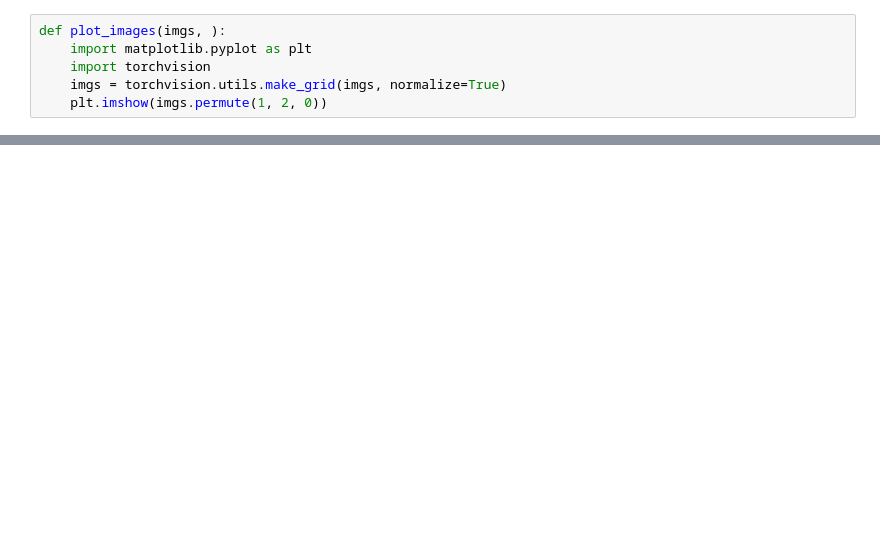
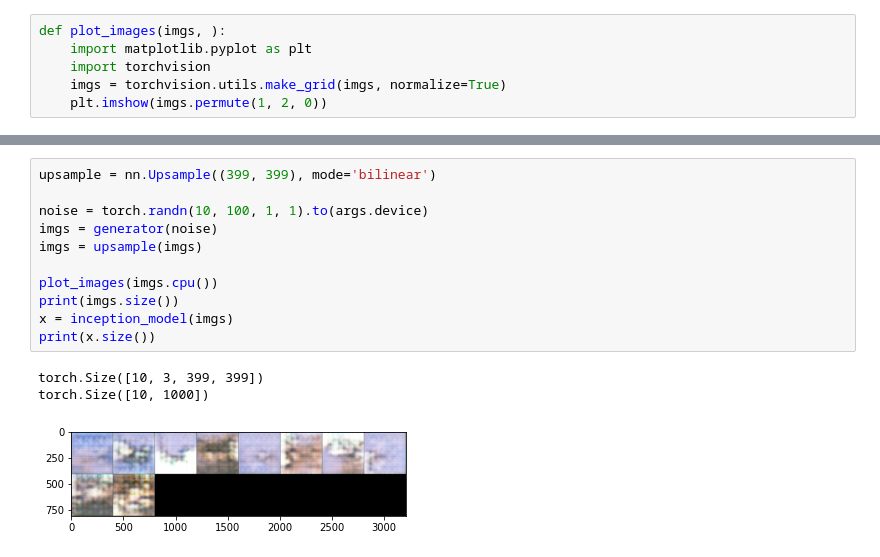
Before and after one commit to yjang43/WassersteinGAN, a Jupyter notebook: train.ipynb, the cells around one changed output, grey strips where cells are left out. Cells and saved outputs as stored; diff of their text form; blank space fills up the shorter version.

```diff
--- a/train.ipynb
+++ b/train.ipynb
@@ -147,0 +256,15 @@ TypeError: default_collate: batch must contain tensors, numpy arrays, numbers, d
+# %%
+upsample = nn.Upsample((399, 399), mode='bilinear')
+
+noise = torch.randn(10, 100, 1, 1).to(args.device)
+imgs = generator(noise)
+imgs = upsample(imgs)
+
+plot_images(imgs.cpu())
+print(imgs.size())
+x = inception_model(imgs)
+print(x.size())
+# %% [output]
+torch.Size([10, 3, 399, 399])
+torch.Size([10, 1000])
+[figure, added]
```
Also changed, not shown: parts of 13 cells of this notebook.
